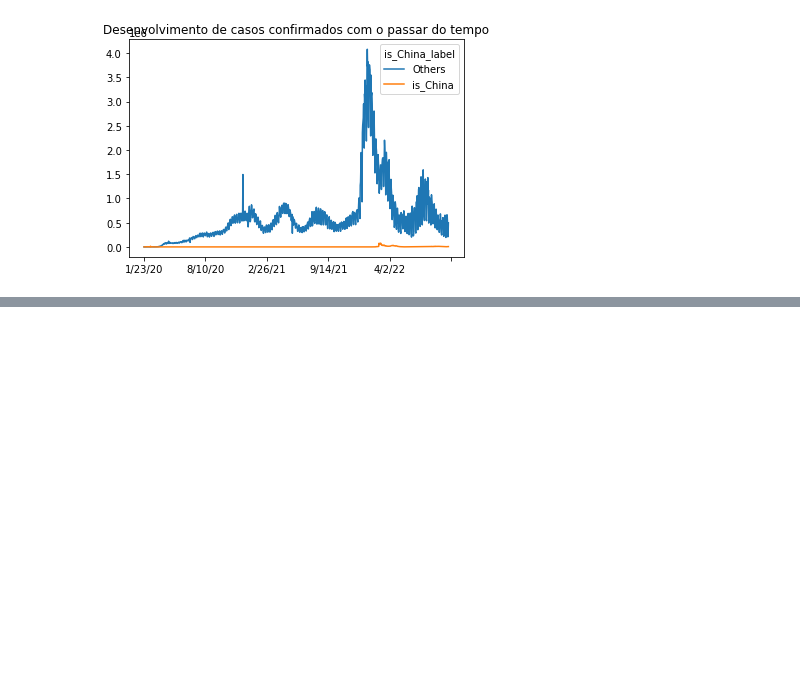
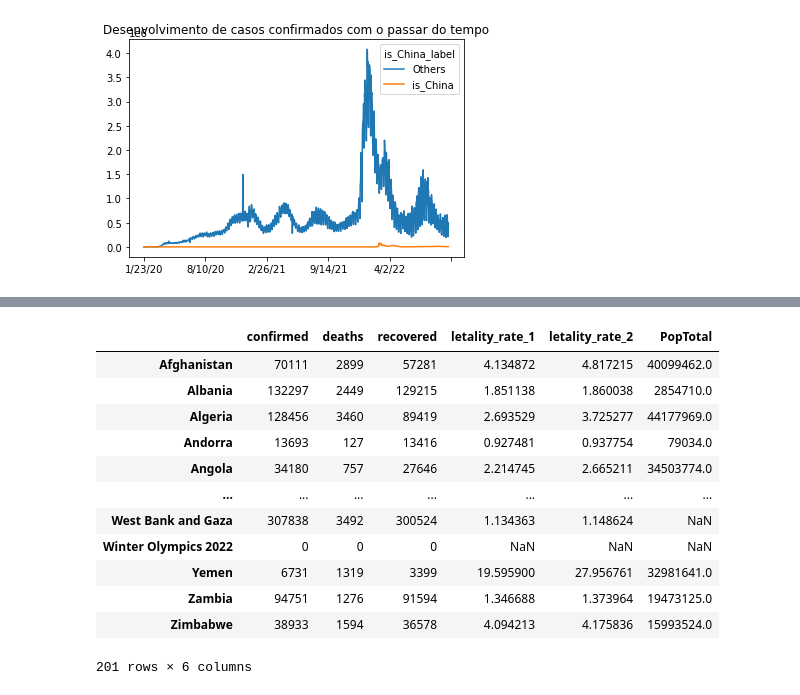
Before and after one commit to Gleis0nLemos/Data-Science-e-Sa-de, a Jupyter notebook: Data_Science_e_Saude.ipynb, the cells around one changed output, grey strips where cells are left out. Saved outputs shown, nothing was run; the diff lists cells and outputs as text; code cells hidden in the pictures; blank space fills up the shorter version.

```diff
--- a/Data_Science_e_Saude.ipynb
+++ b/Data_Science_e_Saude.ipynb
@@ -624,0 +658,3 @@ plt.show()
+# %%
+un_population_total = un_population.query('Time == 2021')[['Location', 'PopTotal']].set_index('Location')
+un_population_total.head()
@@ -624,0 +669,16 @@ plt.show()
+# %%
+combined.join(un_population_total)
+# %% [output]
+|  | confirmed | deaths | recovered | letality_rate_1 | letality_rate_2 | PopTotal |
+| Afghanistan | 70111 | 2899 | 57281 | 4.134872 | 4.817215 | 40099462.0 |
+| Albania | 132297 | 2449 | 129215 | 1.851138 | 1.860038 | 2854710.0 |
+| Algeria | 128456 | 3460 | 89419 | 2.693529 | 3.725277 | 44177969.0 |
+| Andorra | 13693 | 127 | 13416 | 0.927481 | 0.937754 | 79034.0 |
+| Angola | 34180 | 757 | 27646 | 2.214745 | 2.665211 | 34503774.0 |
+| ... | ... | ... | ... | ... | ... | ... |
+| West Bank and Gaza | 307838 | 3492 | 300524 | 1.134363 | 1.148624 | NaN |
+| Winter Olympics 2022 | 0 | 0 | 0 | NaN | NaN | NaN |
+| Yemen | 6731 | 1319 | 3399 | 19.595900 | 27.956761 | 32981641.0 |
+| Zambia | 94751 | 1276 | 91594 | 1.346688 | 1.373964 | 19473125.0 |
+| Zimbabwe | 38933 | 1594 | 36578 | 4.094213 | 4.175836 | 15993524.0 |
+201 rows × 6 columns
```
Also changed, not shown: parts of 13 cells of this notebook, 1 other file.
